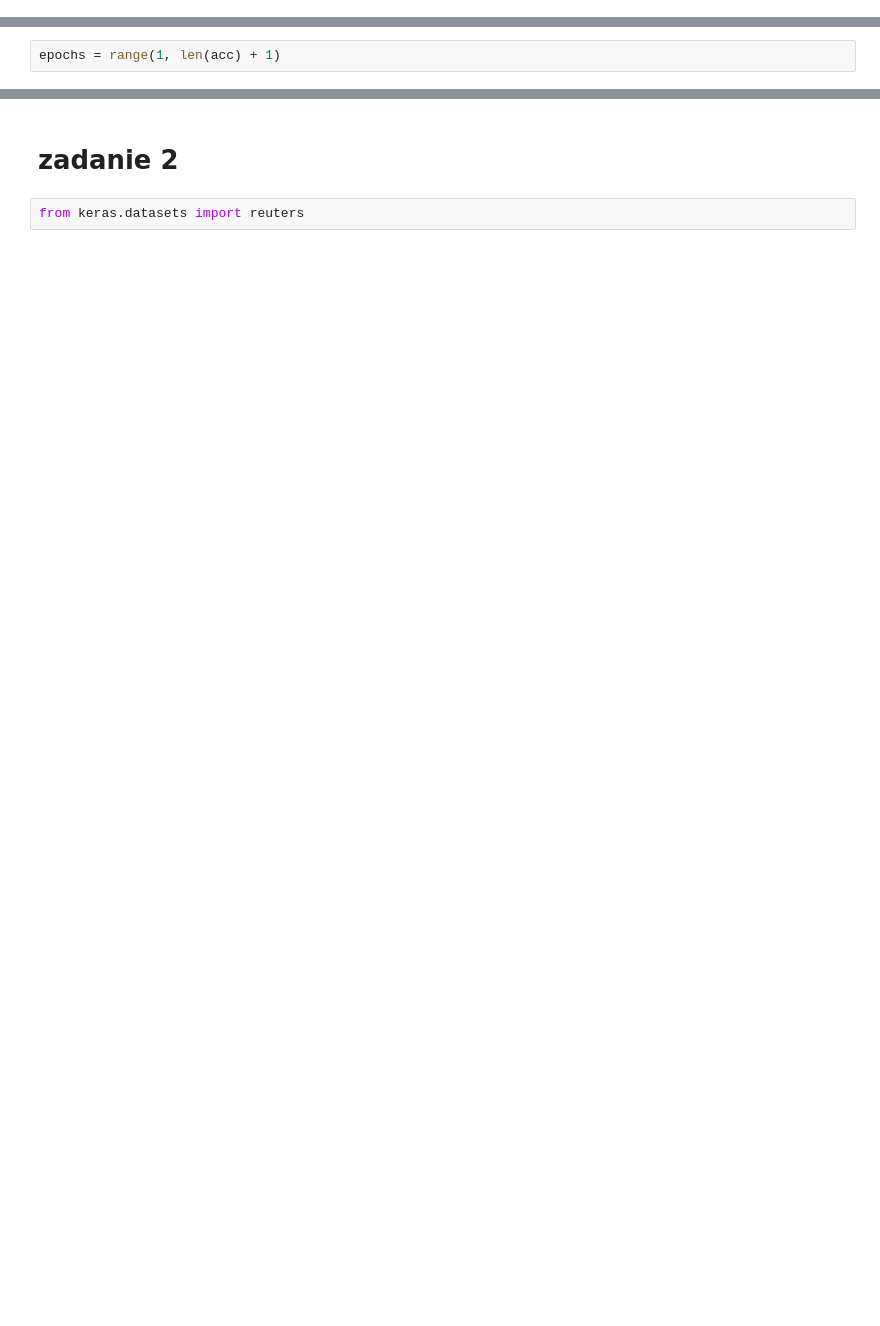
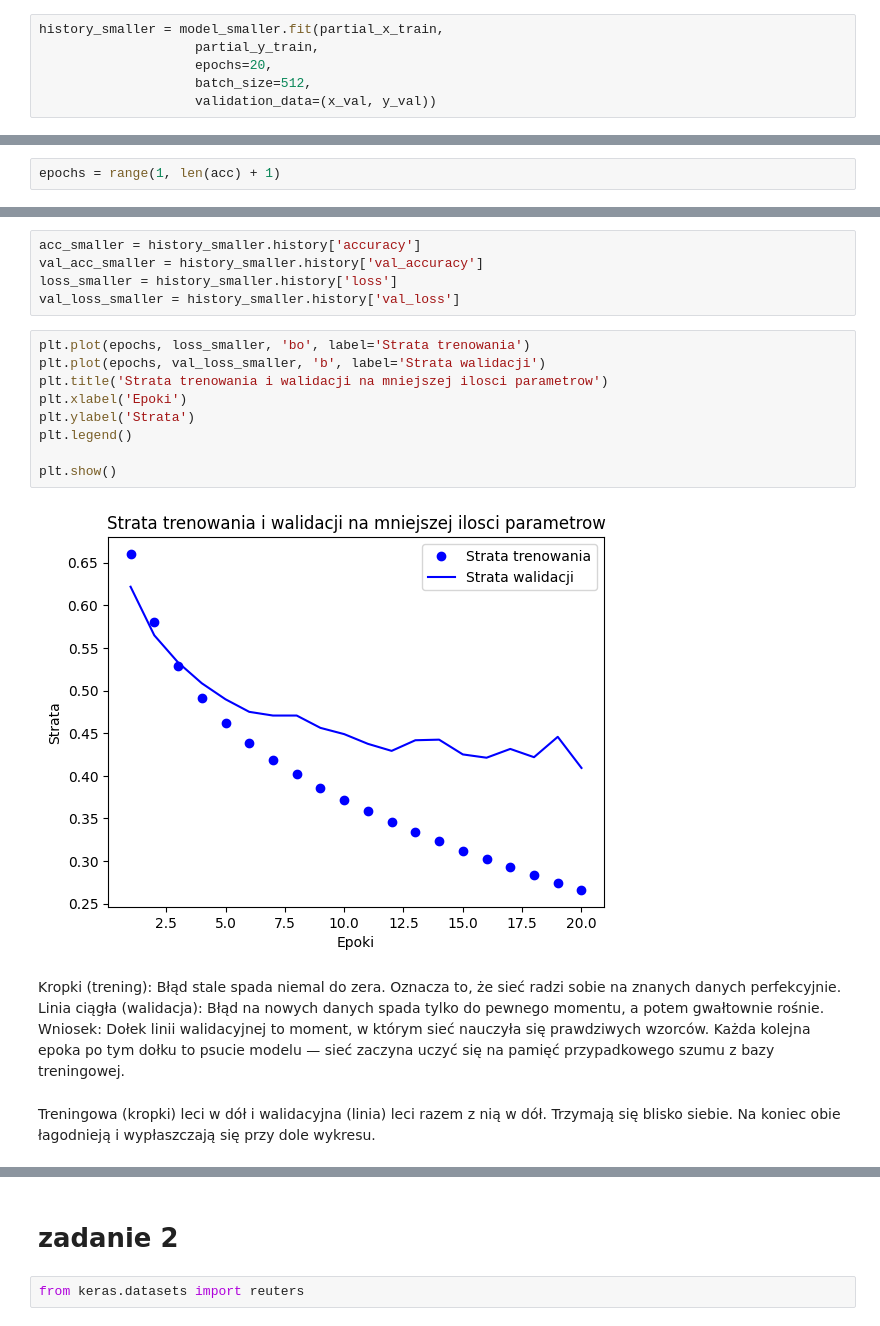
Before and after one commit to michallitwin/python-learning, a Jupyter notebook: python_dl/first_project_dl.ipynb, the cells around one changed output, grey strips where cells are left out. Drawn from its saved outputs; the diff is of its cells as text; blank space fills up the shorter version.

```diff
--- a/python_dl/first_project_dl.ipynb
+++ b/python_dl/first_project_dl.ipynb
@@ -153,0 +168,6 @@ Epoch 20/20
+# %%
+history_smaller = model_smaller.fit(partial_x_train,
+                    partial_y_train,
+                    epochs=20,
+                    batch_size=512,
+                    validation_data=(x_val, y_val))
@@ -178,0 +251,22 @@ plt.show()
+# %%
+acc_smaller = history_smaller.history['accuracy']
+val_acc_smaller = history_smaller.history['val_accuracy']
+loss_smaller = history_smaller.history['loss']
+val_loss_smaller = history_smaller.history['val_loss']
+# %%
+plt.plot(epochs, loss_smaller, 'bo', label='Strata trenowania')
+plt.plot(epochs, val_loss_smaller, 'b', label='Strata walidacji')
+plt.title('Strata trenowania i walidacji na mniejszej ilosci parametrow')
+plt.xlabel('Epoki')
+plt.ylabel('Strata')
+plt.legend()
+
+plt.show()
+# %% [output]
+[figure, added]
+# %% [markdown]
+Kropki (trening): Błąd stale spada niemal do zera. Oznacza to, że sieć radzi sobie na znanych danych perfekcyjnie.
+Linia ciągła (walidacja): Błąd na nowych danych spada tylko do pewnego momentu, a potem gwałtownie rośnie.
+Wniosek: Dołek linii walidacyjnej to moment, w którym sieć nauczyła się prawdziwych wzorców. Każda kolejna epoka po tym dołku to psucie modelu — sieć zaczyna uczyć się na pamięć przypadkowego szumu z bazy treningowej.
+# %% [markdown]
+Treningowa (kropki) leci w dół i walidacyjna (linia) leci razem z nią w dół. Trzymają się blisko siebie. Na koniec obie łagodnieją i wypłaszczają się przy dole wykresu.
```
Also changed, not shown: parts of 75 cells of this notebook, 1 other file.
